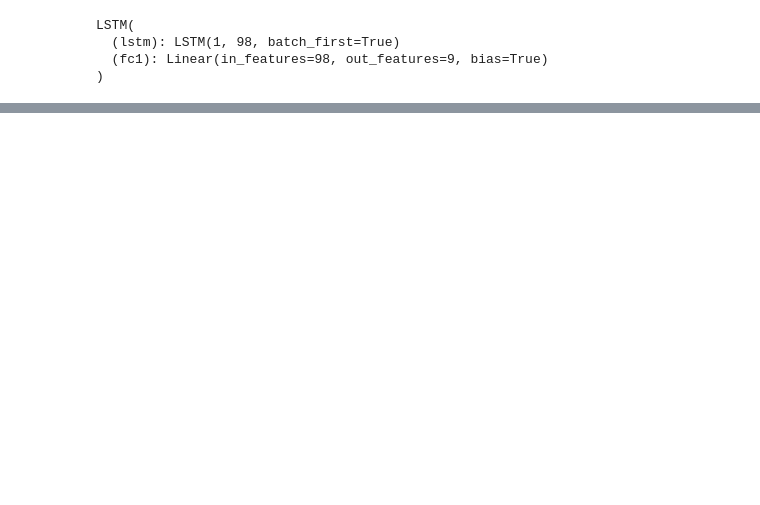
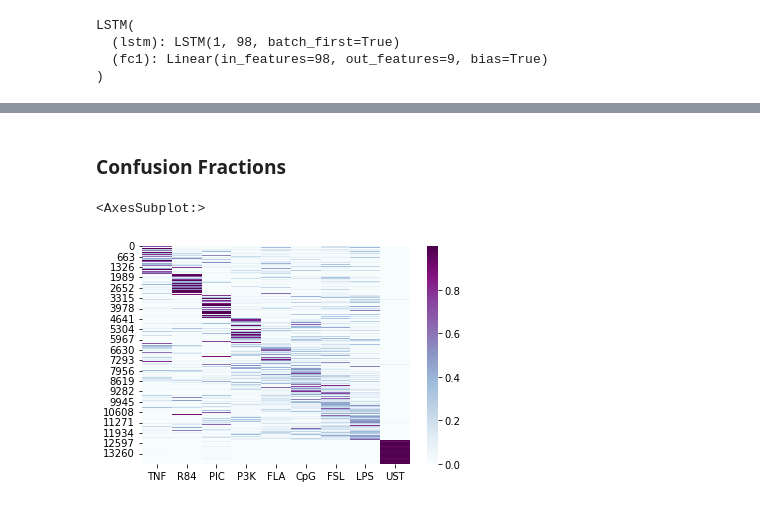
Before and after one commit to apple-soda/lstm-nfkb-dynamics, a Jupyter notebook: notebooks/5-cfv-mm.ipynb, the cells around one changed output, grey strips where cells are left out. Drawn from its saved outputs; the diff is of its cells as text; code cells hidden in the pictures; blank space fills up the shorter version.

```diff
--- a/notebooks/5-cfv-mm.ipynb
+++ b/notebooks/5-cfv-mm.ipynb
@@ -93,0 +160,12 @@ plt.plot(model1.kfcv_histories[0][1])
+# %% [markdown]
+### Confusion Fractions
+# %%
+fractions, cfs = [], []
+# %%
+for true, probabilities in zip(cv_true, cv_probabilities):
+    fractions.append(Fraction(true, probabilities))
+# %%
+sns.heatmap(fractions[0], cmap='BuPu', xticklabels=ligands)
+# %% [output]
+<AxesSubplot:>
+[figure, added]
```
Also changed, not shown: parts of 25 cells of this notebook, 7 other files.
